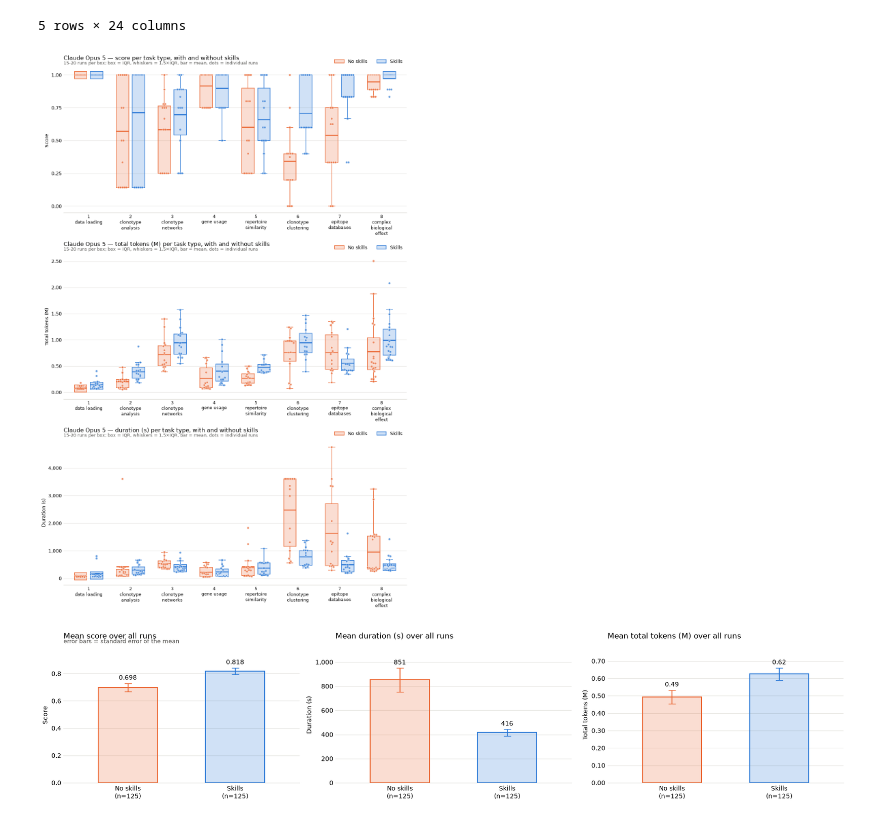
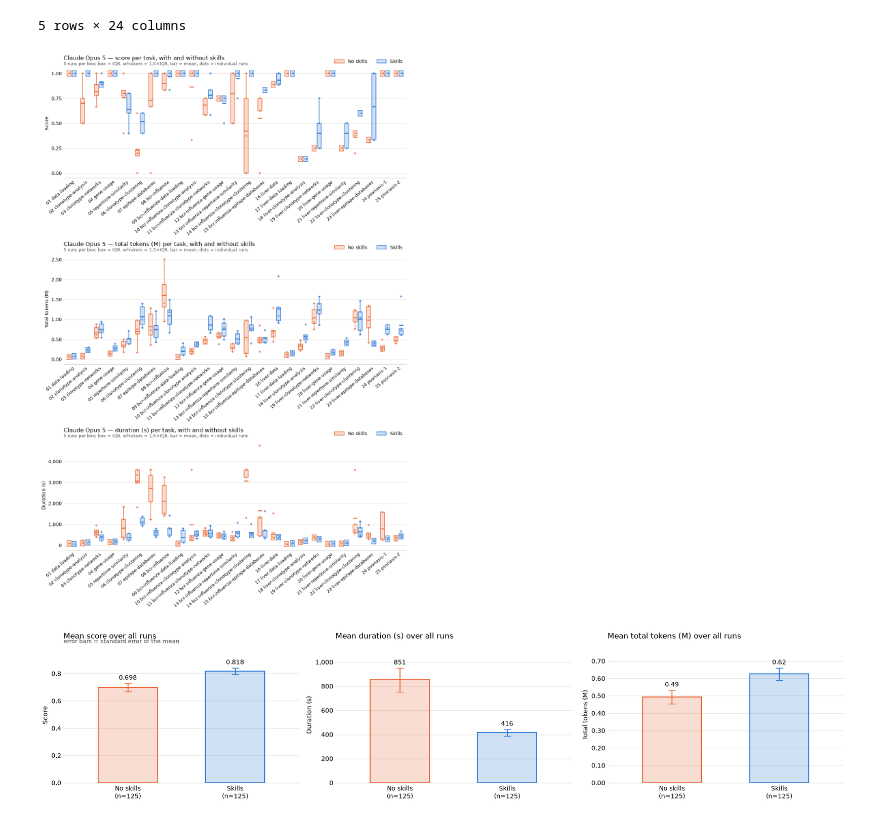
Before and after one commit to ALEGATOR1209/immunogenomics-agent, a Jupyter notebook: analysis/claude-opus-5.ipynb, the cells around one changed output. Saved outputs shown, nothing was run; the diff lists cells and outputs as text; code cells hidden in the pictures.

Commit message:
update benchmarks & models

```diff
--- a/analysis/claude-opus-5.ipynb
+++ b/analysis/claude-opus-5.ipynb
@@ -52,13 +52,13 @@ benchmark.head()
 5 rows × 24 columns
 # %%
 fig, axs = plt.subplots(nrows=3, ncols=1, figsize=(11, 5.5 * 3))
-plot_benchmark(benchmark, column="score", model_label=MODEL_LABEL, ax=axs[0], aggregation="task_type")
-plot_benchmark(benchmark, column="total_tokens", model_label=MODEL_LABEL, ax=axs[1], aggregation="task_type")
-plot_benchmark(benchmark, column="duration_seconds", model_label=MODEL_LABEL, ax=axs[2], aggregation="task_type")
+plot_benchmark(benchmark, column="score", model_label=MODEL_LABEL, ax=axs[0])
+plot_benchmark(benchmark, column="total_tokens", model_label=MODEL_LABEL, ax=axs[1])
+plot_benchmark(benchmark, column="duration_seconds", model_label=MODEL_LABEL, ax=axs[2])
 fig.tight_layout()
 plt.show()
 # %% [output]
-[figure, old version]
+[figure, new version]
 # %%
 fig, axs = plt.subplots(nrows=1, ncols=3, figsize=(6 * 3, 4))
 plot_skill_summary(benchmark, axs=axs)
```
Also changed, not shown: parts of 2 cells of this notebook, 15 other files.
